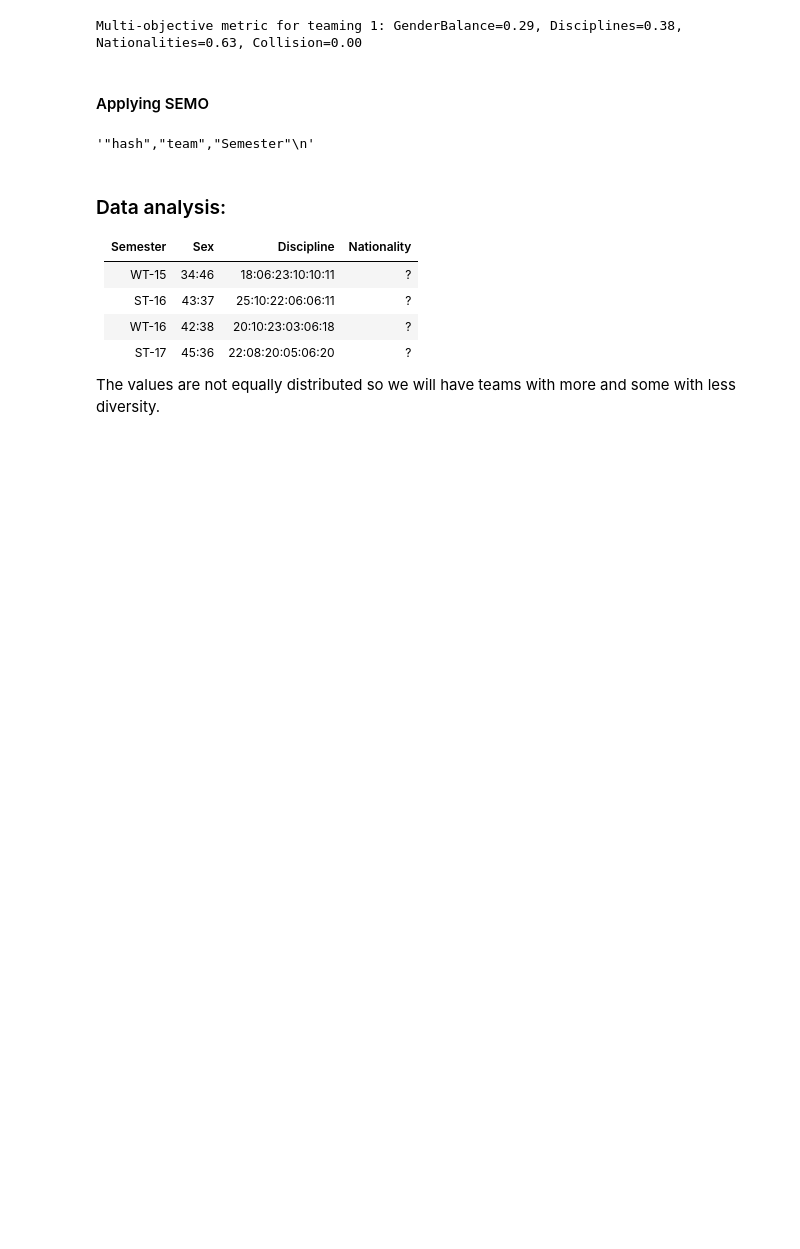
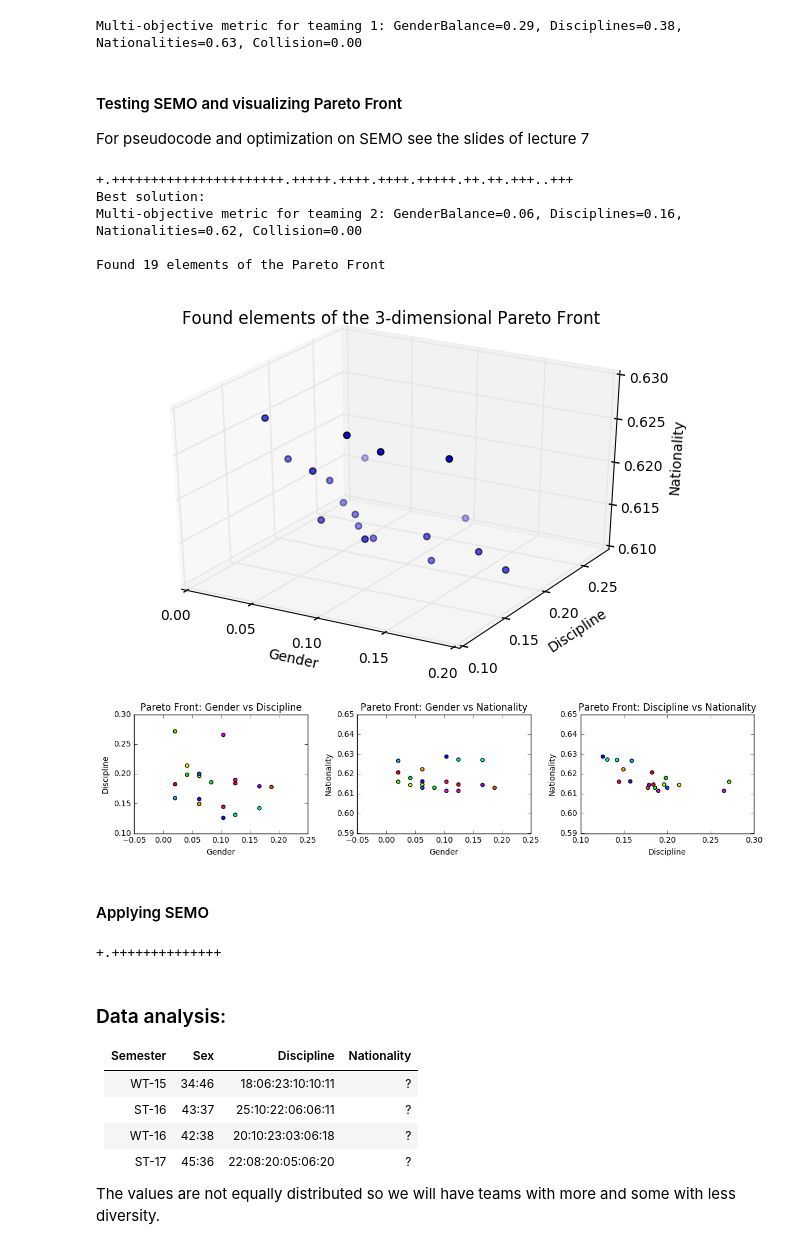
Before and after one commit to Chaoste/course-nia, a Jupyter notebook: project4/project4.ipynb, the cells around one changed output. Saved outputs shown, nothing was run; the diff lists cells and outputs as text; code cells hidden in the pictures; blank space fills up the shorter version.

Commit message:
Write semo algorithm and plotting of Pareto front, add output

```diff
--- a/project4/project4.ipynb
+++ b/project4/project4.ipynb
@@ -93,10 +38,26 @@ utils.print_metric(teaming1_metric, 'teaming 1')
 # %% [output]
 Multi-objective metric for teaming 1: GenderBalance=0.29, Disciplines=0.38, Nationalities=0.63, Collision=0.00
+# %% [markdown]
+#### Testing SEMO and visualizing Pareto Front
+For pseudocode and optimization on SEMO see the slides of lecture 7
+# %%
+sem_students = students[students['Semester'] == 'WT-15']
+P = algo.semo(sem_students, 'WT-15', debug=True, epochs=2000, mutation_intensity=20, precision=4)
+print('\nFound {} elements of the Pareto Front'.format(len(P)))
+utils.plot_pareto_front_3d(P, filename='output/pareto-3d-2000-20-4.pdf')
+utils.plot_pareto_front_2d(P, filename='output/pareto-2d-2000-20-4.pdf')
+# %% [output]
++.++++++++++++++++++++++.+++++.++++.++++.+++++.++.++.+++..+++
+Best solution:
+Multi-objective metric for teaming 2: GenderBalance=0.06, Disciplines=0.16, Nationalities=0.62, Collision=0.00
+
+Found 19 elements of the Pareto Front
+[figure, added]
+[figure, added]
 # %% [markdown]
 #### Applying SEMO
 # %%
-imp.reload(utils)
-teaming2 = utils.process_semesters(students, utils.intra_diversity_teaming)
-utils.store_teaming(teaming2)  # "output/teaming2.out")
+teaming2 = utils.process_semesters(students, algo.semo, epochs=2000, mutation_intensity=20, precision=4)
+utils.store_teaming(teaming2, "output/teaming2.out")
 # %% [output]
-'"hash","team","Semester"\n'
++.++++++++++++++
```
Also changed, not shown: parts of 5 cells of this notebook, 6 other files.
